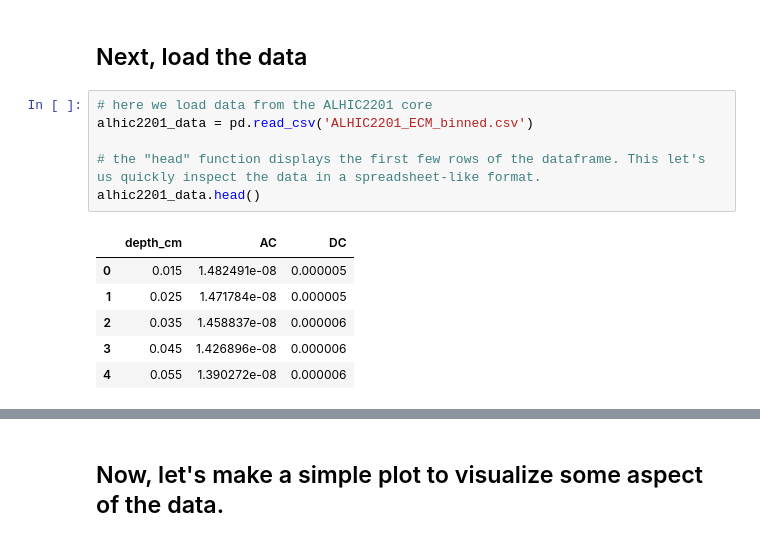
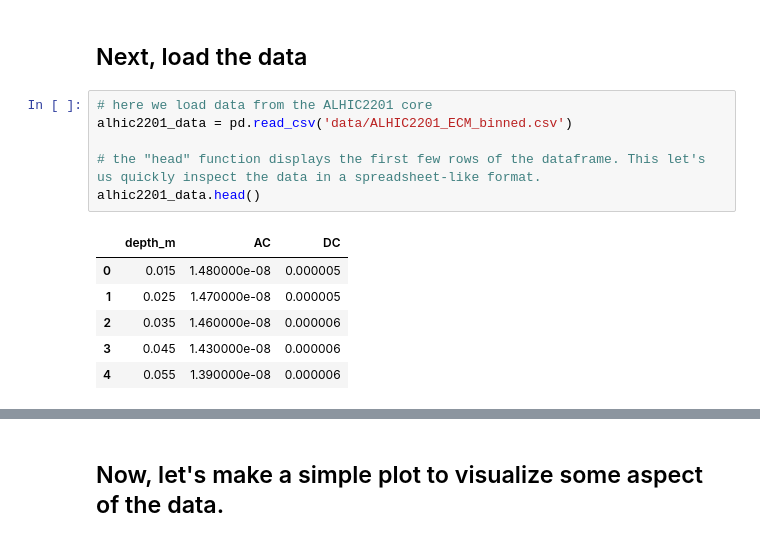
Before and after one commit to liamkirkpatrick/Allan_Hills-CFA_ECM, a Jupyter notebook: scripts/hailey_IBIS_ECM/hailey_first_notebook.ipynb, the cells around one changed output, grey strips where cells are left out. Drawn from its saved outputs; the diff is of its cells as text.

Commit message:
New script to Hailey that combines ECM and CFA data

```diff
--- a/scripts/hailey_IBIS_ECM/hailey_first_notebook.ipynb
+++ b/scripts/hailey_IBIS_ECM/hailey_first_notebook.ipynb
@@ -20,14 +23,14 @@ import matplotlib.pyplot as plt
 ## Next, load the data
 # %%
 # here we load data from the ALHIC2201 core
-alhic2201_data = pd.read_csv('ALHIC2201_ECM_binned.csv')
+alhic2201_data = pd.read_csv('data/ALHIC2201_ECM_binned.csv')
 
 # the "head" function displays the first few rows of the dataframe. This let's us quickly inspect the data in a spreadsheet-like format.
 alhic2201_data.head()
 # %% [output]
-|  | depth_cm | AC | DC |
-| 0 | 0.015 | 1.482491e-08 | 0.000005 |
-| 1 | 0.025 | 1.471784e-08 | 0.000005 |
-| 2 | 0.035 | 1.458837e-08 | 0.000006 |
-| 3 | 0.045 | 1.426896e-08 | 0.000006 |
-| 4 | 0.055 | 1.390272e-08 | 0.000006 |
+|  | depth_m | AC | DC |
+| 0 | 0.015 | 1.480000e-08 | 0.000005 |
+| 1 | 0.025 | 1.470000e-08 | 0.000005 |
+| 2 | 0.035 | 1.460000e-08 | 0.000006 |
+| 3 | 0.045 | 1.430000e-08 | 0.000006 |
+| 4 | 0.055 | 1.390000e-08 | 0.000006 |
```
Also changed, not shown: parts of 5 cells of this notebook, 7 other files.
